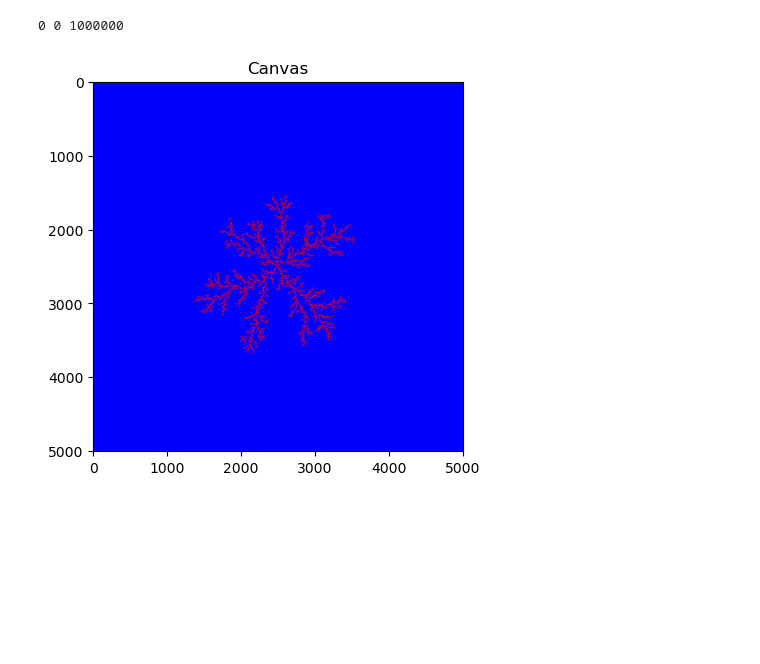
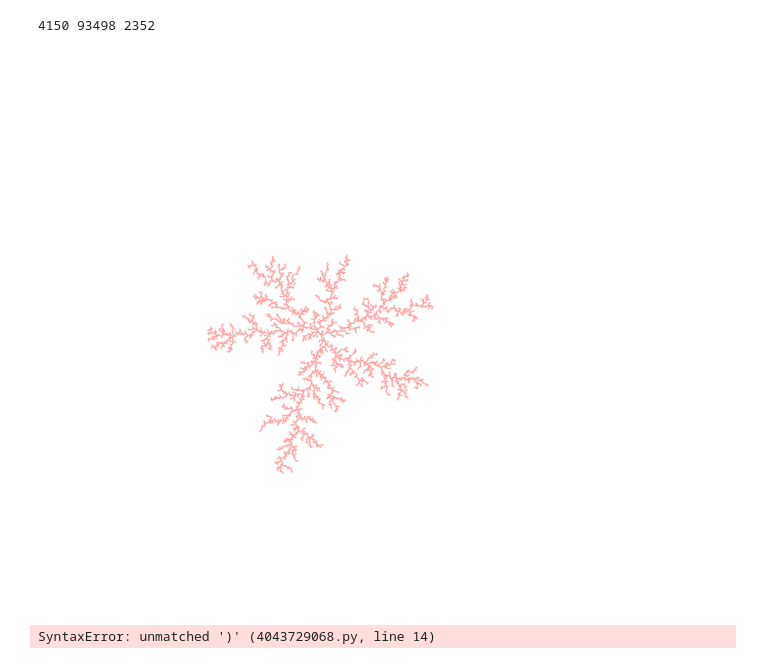
Before and after one commit to Halfdan0216/SOP, a Jupyter notebook: code/test.ipynb, the cells around one changed output. Saved outputs shown, nothing was run; the diff lists cells and outputs as text; code cells hidden in the pictures; blank space fills up the shorter version.

```diff
--- a/code/test.ipynb
+++ b/code/test.ipynb
@@ -4,10 +4,9 @@ import matplotlib.pyplot as plt
 
 height = 5001
 width = 5001
-r=4
-step_size=1
-max_moves = 1000000
-too_far_threshold = 20
+r=10
+min_step_size=1
+max_moves = 100000
 greade_tree = 0
 greade_move = 0
 greade_toofar = 0
@@ -24,20 +23,17 @@ def point_generator(tree):
     y = int(center[0] + radius * np.sin(angle))
     x = int(center[1] + radius * np.cos(angle))
 
-    # Keep inside canvas
-    y = np.clip(y, 0, height-1)
-    x = np.clip(x, 0, width-1)
-
     return np.array([[y, x]])
 
-def point_movement(point, step_size,min_distance):
-        step_size = max(step_size, int(min_distance / 2))
+def point_movement(point, min_step_size,min_distance):
+        step_size = max(min_step_size, int(min_distance-(r)) )
+
         y, x = point[0]
         angle = np.random.uniform(0, 2 * np.pi)
         dx = round(step_size * np.cos(angle))
         dy = round(step_size * np.sin(angle))
-        new_y = np.clip(y + dy, 0, height - 1)
-        new_x = np.clip(x + dx, 0, width - 1)
+        new_y = y + dy
+        new_x = x + dx
         new_point = np.array([[new_y, new_x]])
         return new_point
 # %%
@@ -50,8 +47,9 @@ new_point = point_generator(tree)
 # %%
+
 for move_count in range(max_moves):
-    distance = np.sqrt(np.sum((tree - new_point)**2, axis=1))
+    distance_to_tree = np.sqrt(np.sum((tree - new_point)**2, axis=1))
 
-    if np.any(distance <= r * 2):
+    if np.any(distance_to_tree <= r ):
         tree = np.vstack([tree, new_point])
         greade_tree += 1
 
@@ -59,34 +57,50 @@ for move_count in range(max_moves):
         center = np.mean(tree, axis=0)
         distances = np.sqrt(np.sum((tree - center) ** 2, axis=1))
         max_dist = np.max(distances)
-        too_far_threshold = 40 + max_dist * 1.5
+        too_far_threshold = 40 + max_dist * 1.4
 
         # Spawn the next new point
         new_point = point_generator(tree)
 
 
-    elif np.all(distance > too_far_threshold):
+    elif np.all(distance_to_tree > too_far_threshold):
         new_point = point_generator(tree)
         greade_toofar += 1
 
     else:
-        min_distance = np.min(distance)
-        new_point = point_movement(new_point, step_size,min_distance)
+        min_distance = np.min(distance_to_tree)
+        new_point = point_movement(new_point,min_step_size,min_distance)
         greade_move += 1
+# %%
+print(greade_tree, greade_move, greade_toofar)
+
+S=0.02
+
+plt.figure(figsize=(S*width/10, S*height/10), dpi=550)
+plt.xlim(0, width)
+plt.ylim(0, height)
+plt.scatter(tree[:, 0], tree[:, 1], s=S, c='red', alpha=1)
+plt.gca().set_aspect('equal')
+plt.axis('off')
+plt.show()
+# %% [output]
+4150 93498 2352
+[figure, added]
 # %%
-Y, X = np.ogrid[:height, :width]
-print(greade_tree,
-greade_move,
-greade_toofar)
 
-for y, x in tree:
-    mask = (X - x)**2 + (Y - y)**2 <= r**2
-    canvas[mask] = [255, 0, 0]
+    Y, X = np.ogrid[:height, :width]
+    print(greade_tree,
+    greade_move,
+    greade_toofar)
 
-plt.imshow(canvas)
-plt.title('Canvas')
-plt.axis('on')
-plt.show()
+    for y, x in tree:
+        mask = (X - x)**2 + (Y - y)**2 <= r**2
+        canvas[mask] = [255, 0, 0]
+
+    plt.figure(figsize=(10, 10), dpi=1000)
+    plt.imshow(canvas)
+    plt.title('Detailed High-Resolution Canvas')
+    plt.axis('on')
+    plt.show())
 # %% [output]
-0 0 1000000
+SyntaxError: unmatched ')' (4043729068.py, line 14)
-[figure, removed]
```
Also changed, not shown: parts of 1 cell of this notebook, 4 other files.
